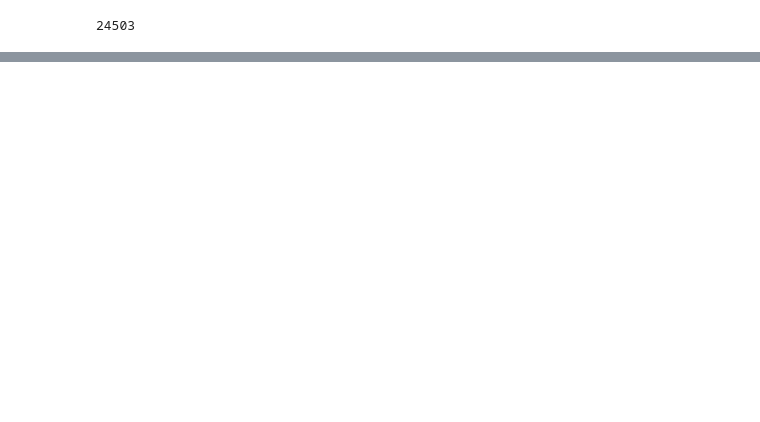
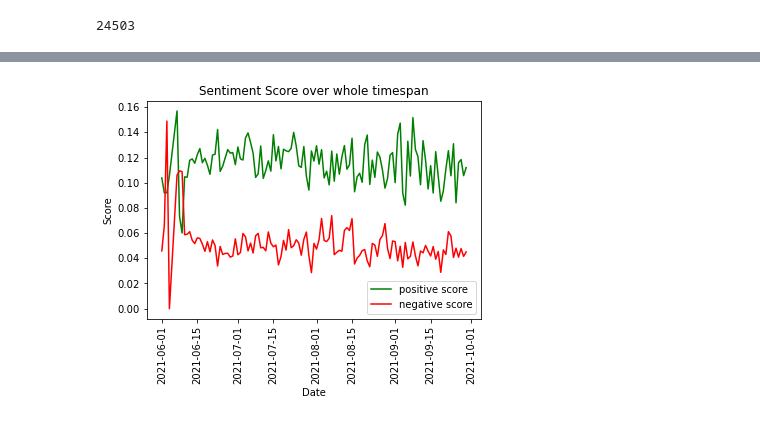
Before and after one commit to ahmadouw/IchBinHanna-Analysis, a Jupyter notebook: Sentiment_analysis_VADER.ipynb, the cells around one changed output, grey strips where cells are left out. Drawn from its saved outputs; the diff is of its cells as text; code cells hidden in the pictures; blank space fills up the shorter version.

```diff
--- a/Sentiment_analysis_VADER.ipynb
+++ b/Sentiment_analysis_VADER.ipynb
@@ -78,0 +97,29 @@ plt.show()
+# %%
+#Only store information about day an corresponding sentiment score
+df_pos = df_sentiment[['new_date', 'pos']]
+df_neg = df_sentiment[['new_date', 'neg']]
+df_neu = df_sentiment[['new_date', 'neu']]
+df_comp = df_sentiment[['new_date', 'compound']]
+# %%
+#compute mean scores over days
+df_pos_day = df_pos.groupby([pd.to_datetime(df_pos['new_date']).dt.date]).mean()
+df_pos_day = df_pos_day.reset_index()
+df_neg_day = df_neg.groupby([pd.to_datetime(df_neg['new_date']).dt.date]).mean()
+df_neg_day = df_neg_day.reset_index()
+df_neu_day = df_neu.groupby([pd.to_datetime(df_neu['new_date']).dt.date]).mean()
+df_neu_day = df_neu_day.reset_index()
+df_comp_day = df_comp.groupby([pd.to_datetime(df_comp['new_date']).dt.date]).mean()
+df_comp_day = df_comp_day.reset_index()
+# %%
+#plot the progress of the positive and negative scores over the whole time span
+plt.plot(df_pos_day['new_date'],df_pos_day['pos'], label = 'positive score', color = 'green')
+plt.plot(df_neg_day['new_date'],df_neg_day['neg'], label = 'negative score', color = 'red')
+#plt.plot(df_neu_day['new_date'],df_neu_day['neu'], label = 'neutral score', color = 'blue')
+plt.title('Sentiment Score over whole timespan')
+plt.xlabel('Date')
+plt.ylabel('Score')
+plt.xticks(rotation='vertical')
+plt.legend()
+plt.show()
+# %% [output]
+[figure, added]
```
Also changed, not shown: parts of 36 cells of this notebook, 2 other files.
